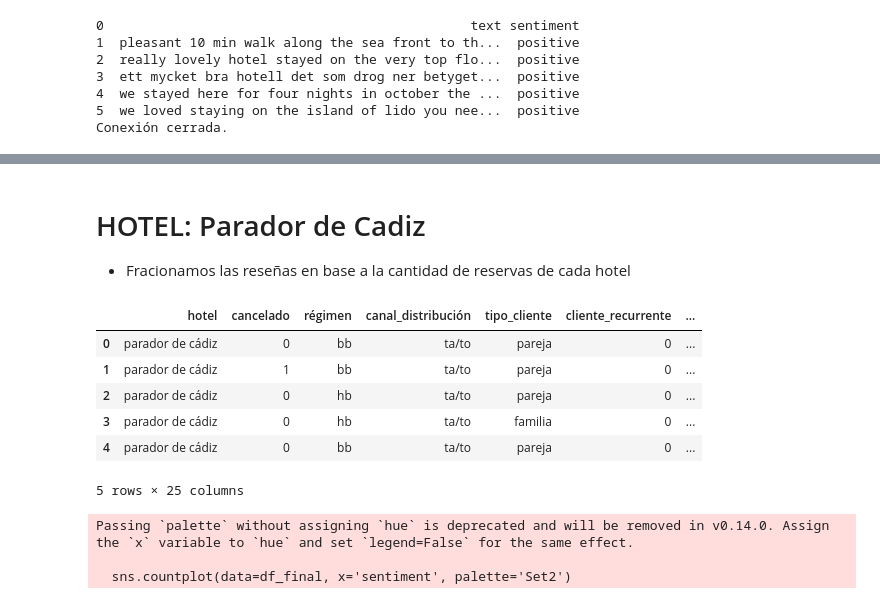
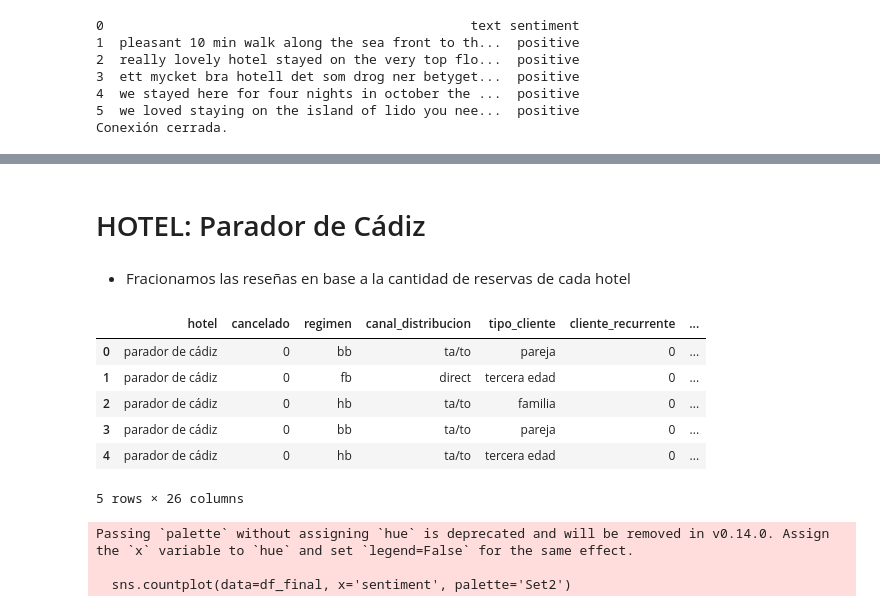
Before and after one commit to leonxrdon/TFM-ImpactoMarketing, a Jupyter notebook: notebooks/03_process_campaing.ipynb, the cells around one changed output, grey strips where cells are left out. Saved outputs shown, nothing was run; the diff lists cells and outputs as text; code cells hidden in the pictures.

```diff
--- a/notebooks/04_process_campaing.ipynb
+++ b/notebooks/03_process_campaing.ipynb
@@ -146,0 +247,22 @@ Conexión cerrada.
+# %%
+import seaborn as sns
+import matplotlib.pyplot as plt
+
+# Crear columna auxiliar
+df_booking['tiene_campaña'] = df_booking['campaña_asignada'].notna()
+
+# Agrupar
+conteo = df_booking.groupby(['hotel', 'tiene_campaña']).size().reset_index(name='cuenta')
+
+# Pivotar para gráfico
+pivot = conteo.pivot(index='hotel', columns='tiene_campaña', values='cuenta').fillna(0)
+pivot.columns = ['Sin campaña', 'Con campaña']
+
+# Gráfico apilado
+pivot.plot(kind='barh', stacked=True, figsize=(10, 6), color=['#d3d3d3', '#1f77b4'])
+plt.title("Número de reservas con/sin campaña por hotel")
+plt.xlabel("Cantidad de reservas")
+plt.ylabel("Hotel")
+plt.legend(loc='lower right')
+plt.tight_layout()
+plt.show()
@@ -147,33 +351,35 @@ Conexión cerrada.
+# %% [markdown]
+# HOTEL: Parador de Cádiz
 # %% [markdown]
-# HOTEL: Parador de Cadiz
+
 - Fracionamos las reseñas en base a la cantidad de reservas de cada hotel
 # %%
 # Reseñas del Hotel: Parador de Cadiz
-df_hotel_cadiz = df_hotel[df_hotel['hotel'].str.lower() == 'parador de cádiz']
+df_hotel_cadiz = df_booking[df_booking['hotel'] == 'parador de cádiz']
 total_booking = len(df_hotel_cadiz)
 
 # Del total de reservas, coger la misma cantidad de reseñas, donde el 80% sean positivas y el 20% negativas, todas sacadas de df_reviews
-df_reviews_positive = df_reviews[df_reviews['sentiment'] == 'positive']
-df_reviews_negative = df_reviews[df_reviews['sentiment'] == 'negative']
+df_reviews_positive = df_review[df_review['sentiment'] == 'positive']
+df_reviews_negative = df_review[df_review['sentiment'] == 'negative']
 
 total_positive = int(total_booking * 0.8)
 total_negative = total_booking - total_positive
 df_reviews_positive = df_reviews_positive.sample(n=total_positive, random_state=42)
 df_reviews_negative = df_reviews_negative.sample(n=total_negative, random_state=42)
 
 # Unir los DataFrames de Reviews
 df_reviews_cadiz = pd.concat([df_reviews_positive, df_reviews_negative], ignore_index=True)
 
 df_final = pd.concat([df_hotel_cadiz.reset_index(drop=True), df_reviews_cadiz.reset_index(drop=True)], axis=1)
 df_final.head()
 # %% [output]
-|  | hotel | cancelado | régimen | canal_distribución | tipo_cliente | cliente_recurrente | ... |
+|  | hotel | cancelado | regimen | canal_distribucion | tipo_cliente | cliente_recurrente | ... |
 | 0 | parador de cádiz | 0 | bb | ta/to | pareja | 0 | ... |
-| 1 | parador de cádiz | 1 | bb | ta/to | pareja | 0 | ... |
-| 2 | parador de cádiz | 0 | hb | ta/to | pareja | 0 | ... |
-| 3 | parador de cádiz | 0 | hb | ta/to | familia | 0 | ... |
-| 4 | parador de cádiz | 0 | bb | ta/to | pareja | 0 | ... |
+| 1 | parador de cádiz | 0 | fb | direct | tercera edad | 0 | ... |
+| 2 | parador de cádiz | 0 | hb | ta/to | familia | 0 | ... |
+| 3 | parador de cádiz | 0 | bb | ta/to | pareja | 0 | ... |
+| 4 | parador de cádiz | 0 | hb | ta/to | tercera edad | 0 | ... |
-5 rows × 25 columns
+5 rows × 26 columns
 # %%
 # Gráfica para ver las reseñas positivas y negativas de df_hotel_cadiz
 import matplotlib.pyplot as plt
```
Also changed, not shown: parts of 9 cells of this notebook, 2 other files.
